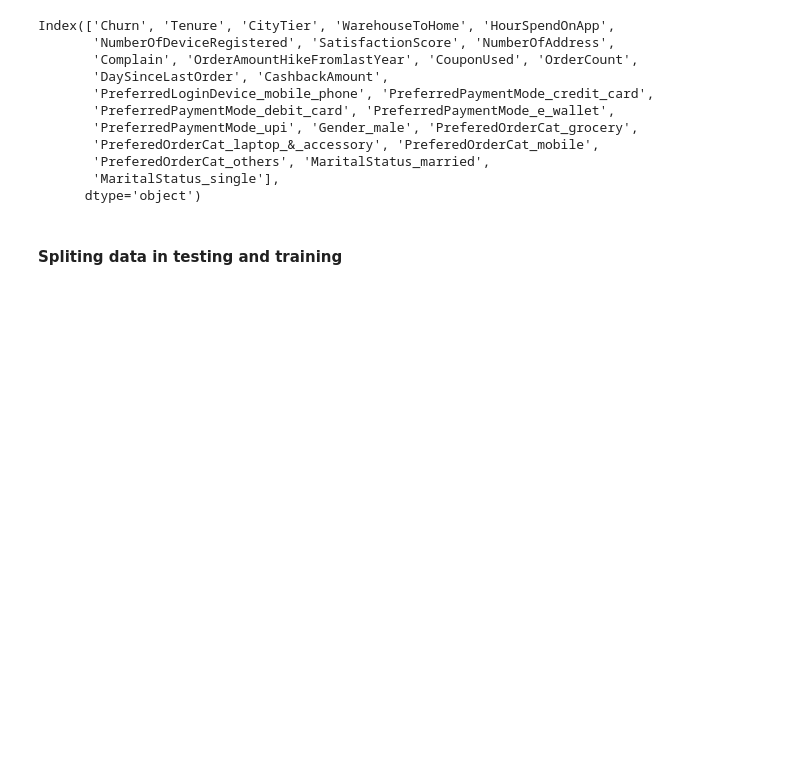
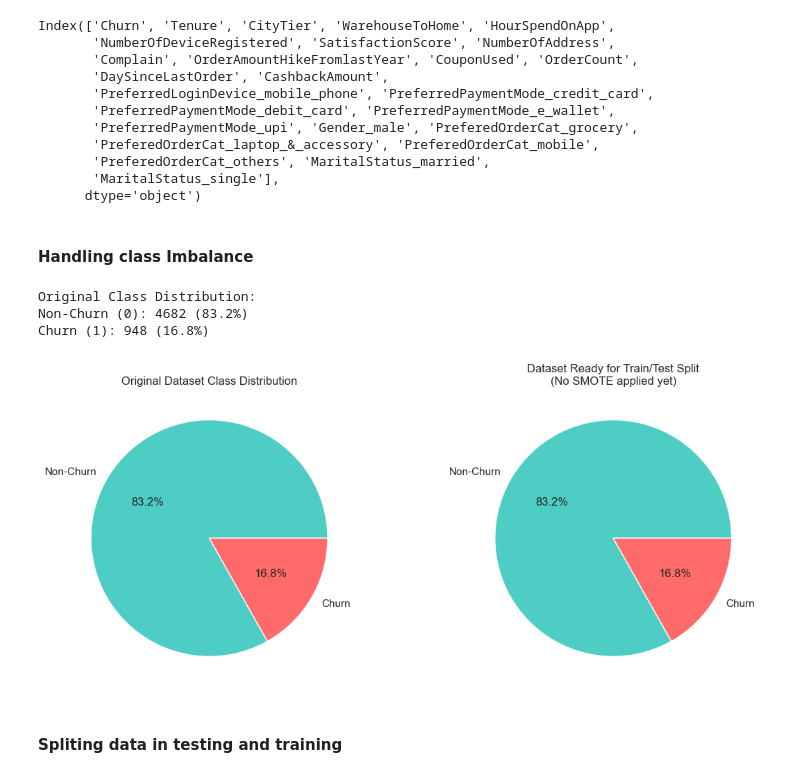
Before and after one commit to Musaddaq1/Predicting-Customer-Churn-, a Jupyter notebook: Notebook.ipynb, the cells around one changed output. Saved outputs shown, nothing was run; the diff lists cells and outputs as text; code cells hidden in the pictures; blank space fills up the shorter version.

```diff
--- a/Notebook.ipynb
+++ b/Notebook.ipynb
@@ -284,6 +296,41 @@ X = pd.get_dummies(x, drop_first = True)
 
 # Set target variable 'y' as the "Churn" column from the imputed dataset
 y = dataset_imp["Churn"]
+# %% [markdown]
+#### Handling class Imbalance
+# %%
+# Class Imbalance Analysis - BEFORE applying SMOTE
+print("Original Class Distribution:")
+print(f"Non-Churn (0): {(y == 0).sum()} ({(y == 0).mean():.1%})")
+print(f"Churn (1): {(y == 1).sum()} ({(y == 1).mean():.1%})")
+
+# Visualize original class imbalance
+plt.figure(figsize=(12, 5))
+
+plt.subplot(1, 2, 1)
+plt.pie([(y == 0).sum(), (y == 1).sum()],
+        labels=['Non-Churn', 'Churn'],
+        autopct='%1.1f%%',
+        colors=['#4ECDC4', '#FF6B6B'])
+plt.title('Original Dataset Class Distribution')
+
+# IMPORTANT: We will NOT apply SMOTE here - we'll do it after splitting
+# This prevents data leakage from synthetic samples
+
+plt.subplot(1, 2, 2)
+plt.pie([(y == 0).sum(), (y == 1).sum()],
+        labels=['Non-Churn', 'Churn'],
+        autopct='%1.1f%%',
+        colors=['#4ECDC4', '#FF6B6B'])
+plt.title('Dataset Ready for Train/Test Split\n(No SMOTE applied yet)')
+
+plt.tight_layout()
+plt.show()
+# %% [output]
+Original Class Distribution:
+Non-Churn (0): 4682 (83.2%)
+Churn (1): 948 (16.8%)
+[figure, added]
 # %% [markdown]
 #### Spliting data in testing and training
 # %%
```
Also changed, not shown: parts of 30 cells of this notebook.
